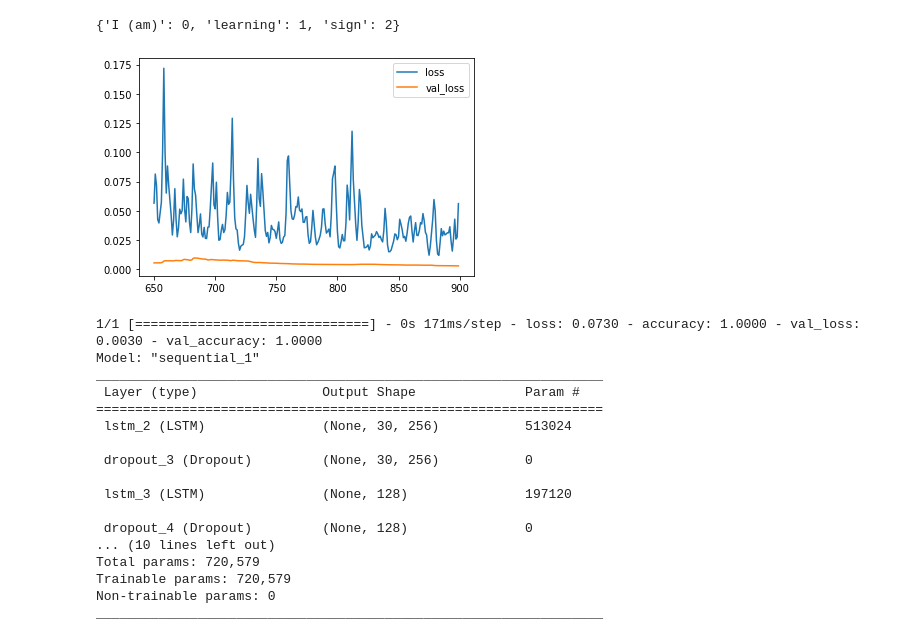
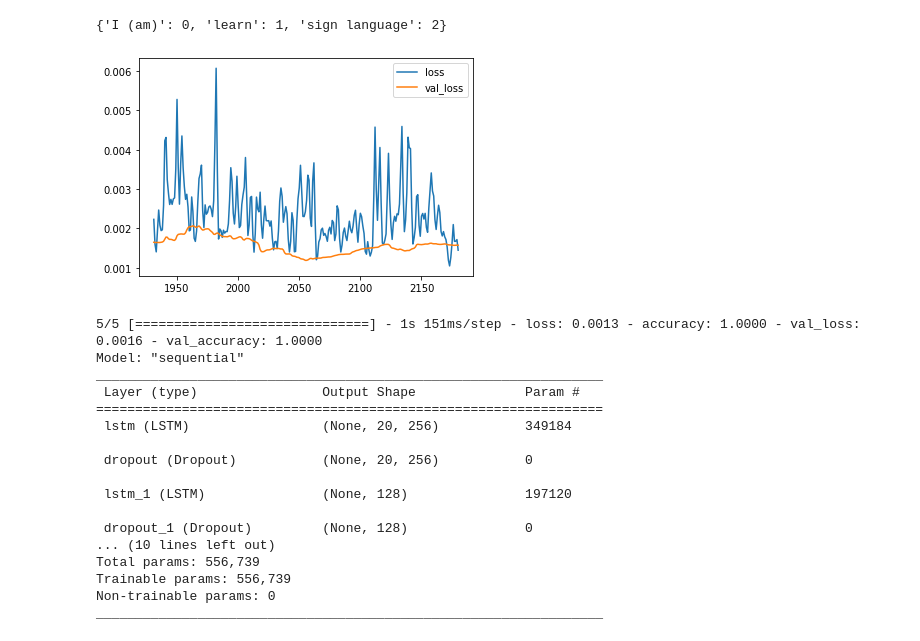
Before and after one commit to M-Enderle/Sign-language, a Jupyter notebook: train.ipynb, the cells around one changed output. Cells and saved outputs as stored; diff of their text form; code cells hidden in the pictures.

```diff
--- a/train.ipynb
+++ b/train.ipynb
@@ -19,8 +19,8 @@ val_split = 0.25
 # %%
 # create a list of all subfolders
 actions = []
-for file in os.listdir("MP_Data"):
-    if os.path.isdir(os.path.join("MP_Data", file)):
+for file in os.listdir("Data"):
+    if os.path.isdir(os.path.join("Data", file)):
         actions.append(file)
 
 actions = np.array(actions)
@@ -28,11 +28,11 @@ actions = np.array(actions)
 label_map = {label:num for num, label in enumerate(actions)}
 label_map
 # %% [output]
-{'I (am)': 0, 'learning': 1, 'sign': 2}
+{'I (am)': 0, 'learn': 1, 'sign language': 2}
 # %%
-no_sequences = 5
-sequence_length = 30
-DATA_PATH = os.path.join('MP_Data')
+no_sequences = 100
+sequence_length = 20
+DATA_PATH = os.path.join('Data')
 
 sequences, labels = [], []
 for action in actions:
@@ -78,41 +78,41 @@ class PlotLosses(keras.callbacks.Callback):
 plot_losses = PlotLosses()
 log_dir = os.path.join('Logs')
 tb_callback = TensorBoard(log_dir=log_dir)
-early__stopping = tf.keras.callbacks.EarlyStopping(monitor='val_loss', patience=50, mode="min", min_delta=0.001)
+early__stopping = tf.keras.callbacks.EarlyStopping(monitor='val_loss', patience=500, mode="min", min_delta=0.001, restore_best_weights=True)
 # %%
 model = Sequential()
-model.add(LSTM(256, return_sequences=True, activation='selu', kernel_initializer='lecun_normal', input_shape=(30,244)))
+model.add(LSTM(256, return_sequences=True, activation='selu', kernel_initializer='lecun_normal', input_shape=(20,84)))
 model.add(Dropout(0.4))
 model.add(LSTM(128, return_sequences=False, activation='selu', kernel_initializer='lecun_normal'))
 model.add(Dropout(0.2))
 model.add(Dense(64, activation='selu', kernel_initializer='lecun_normal'))
 model.add(Dropout(0.1))
 model.add(Dense(32, activation='selu', kernel_initializer='lecun_normal'))
 model.add(Dense(actions.shape[0], activation='softmax'))
 
 from tensorflow.keras.optimizers import SGD
 opt = SGD(lr=0.0001)
 
 model.compile(optimizer=opt, loss="categorical_crossentropy", metrics=['accuracy'])
-model.fit(X_train, y_train, epochs=900, callbacks=[plot_losses, tb_callback], verbose=1, validation_split=val_split)
+model.fit(X_train, y_train, epochs=200000, callbacks=[plot_losses, tb_callback, early__stopping], verbose=1, validation_split=val_split)
 model.summary()
 # %% [output]
-[figure, old version]
+[figure, new version]
-1/1 [==============================] - 0s 171ms/step - loss: 0.0730 - accuracy: 1.0000 - val_loss: 0.0030 - val_accuracy: 1.0000
-Model: "sequential_1"
+5/5 [==============================] - 1s 151ms/step - loss: 0.0013 - accuracy: 1.0000 - val_loss: 0.0016 - val_accuracy: 1.0000
+Model: "sequential"
 _________________________________________________________________
  Layer (type)                Output Shape              Param #
 =================================================================
- lstm_2 (LSTM)               (None, 30, 256)           513024
+ lstm (LSTM)                 (None, 20, 256)           349184
 
- dropout_3 (Dropout)         (None, 30, 256)           0
+ dropout (Dropout)           (None, 20, 256)           0
 
- lstm_3 (LSTM)               (None, 128)               197120
+ lstm_1 (LSTM)               (None, 128)               197120
 
- dropout_4 (Dropout)         (None, 128)               0
+ dropout_1 (Dropout)         (None, 128)               0
 ... (10 lines left out)
-Total params: 720,579
-Trainable params: 720,579
+Total params: 556,739
+Trainable params: 556,739
 Non-trainable params: 0
 _________________________________________________________________
 # %%
```
Also changed, not shown: parts of 4 cells of this notebook, 2 other files.
